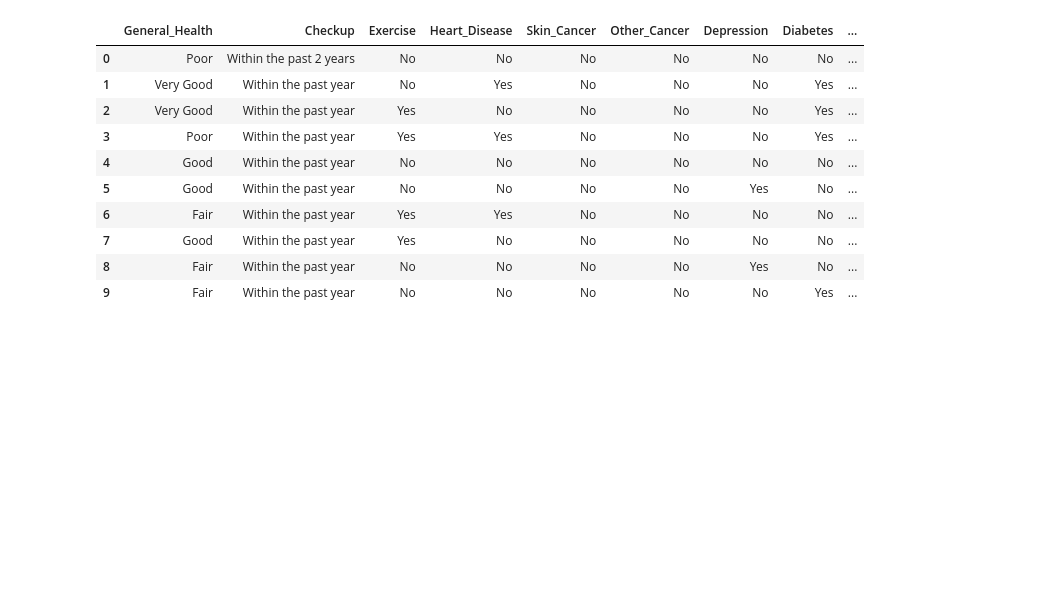
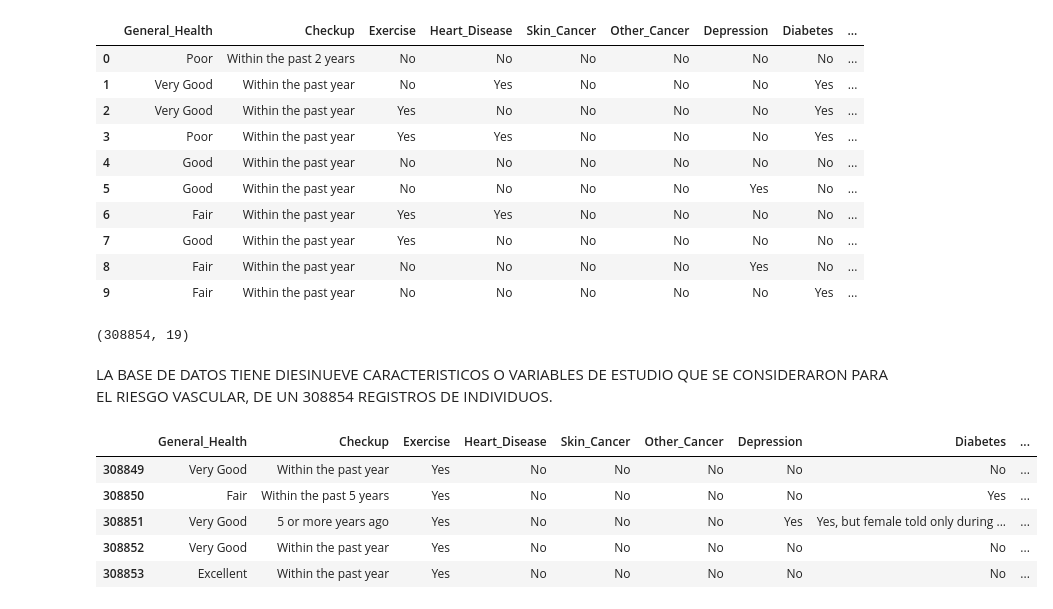
Before and after one commit to Laura9704/2025_-Analisis, a Jupyter notebook: TRABAJO.ipynb, the cells around one changed output. Drawn from its saved outputs; the diff is of its cells as text; code cells hidden in the pictures; blank space fills up the shorter version.

```diff
--- a/TRABAJO.ipynb
+++ b/TRABAJO.ipynb
@@ -32,3 +33,19 @@ data.head(10)
 | 7 | Good | Within the past year | Yes | No | No | No | No | No | ... |
 | 8 | Fair | Within the past year | No | No | No | No | Yes | No | ... |
 | 9 | Fair | Within the past year | No | No | No | No | No | Yes | ... |
+# %%
+#tamano del conjunto de datos
+data.shape
+# %% [output]
+(308854, 19)
+# %% [markdown]
+LA BASE DE DATOS TIENE DIESINUEVE CARACTERISTICOS O VARIABLES DE ESTUDIO QUE SE CONSIDERARON PARA EL RIESGO VASCULAR, DE UN 308854 REGISTROS DE INDIVIDUOS.
+# %%
+data.tail()
+# %% [output]
+|  | General_Health | Checkup | Exercise | Heart_Disease | Skin_Cancer | Other_Cancer | Depression | Diabetes | ... |
+| 308849 | Very Good | Within the past year | Yes | No | No | No | No | No | ... |
+| 308850 | Fair | Within the past 5 years | Yes | No | No | No | No | Yes | ... |
+| 308851 | Very Good | 5 or more years ago | Yes | No | No | No | Yes | Yes, but female told only during ... | ... |
+| 308852 | Very Good | Within the past year | Yes | No | No | No | No | No | ... |
+| 308853 | Excellent | Within the past year | Yes | No | No | No | No | No | ... |
```
Also changed, not shown: parts of 5 cells of this notebook.
